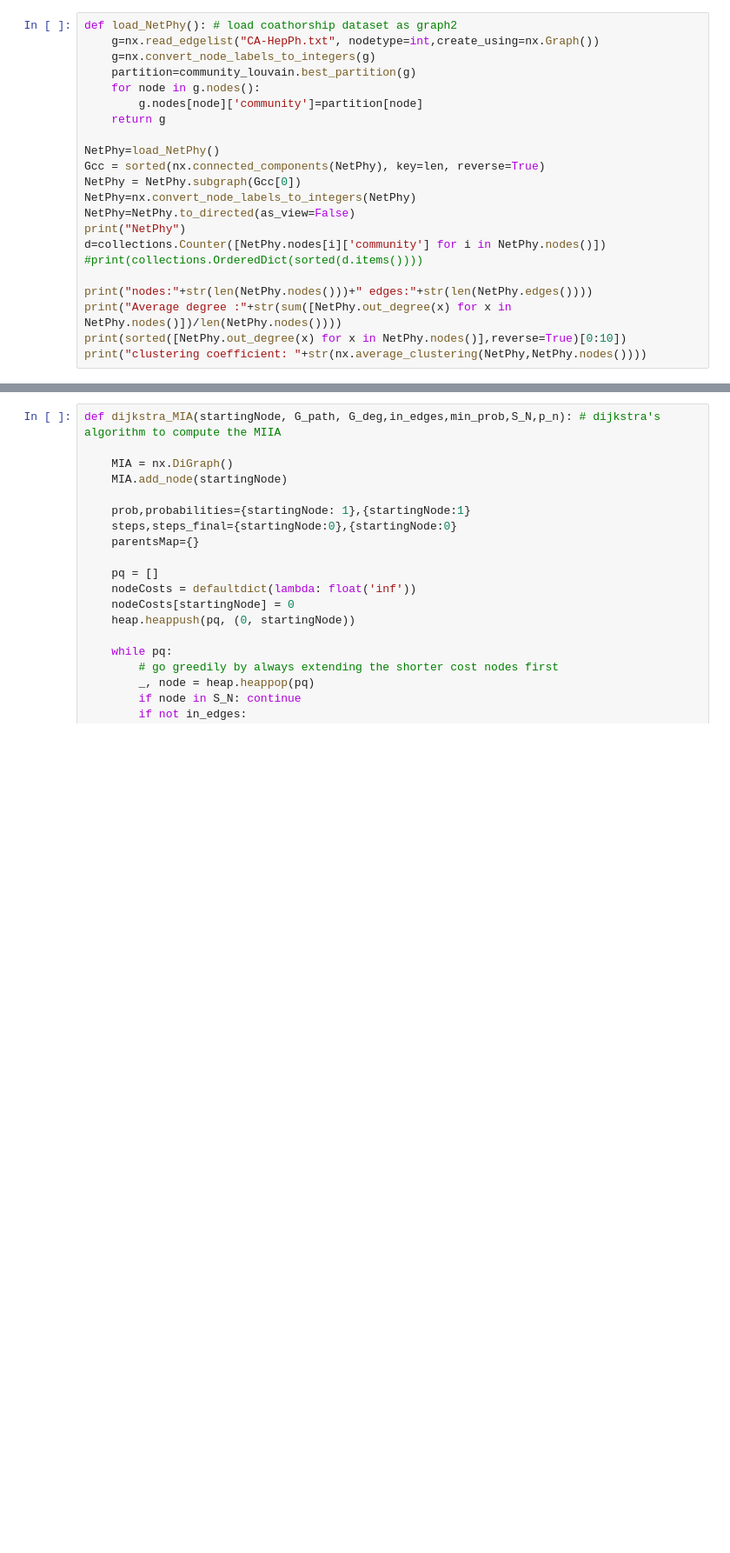
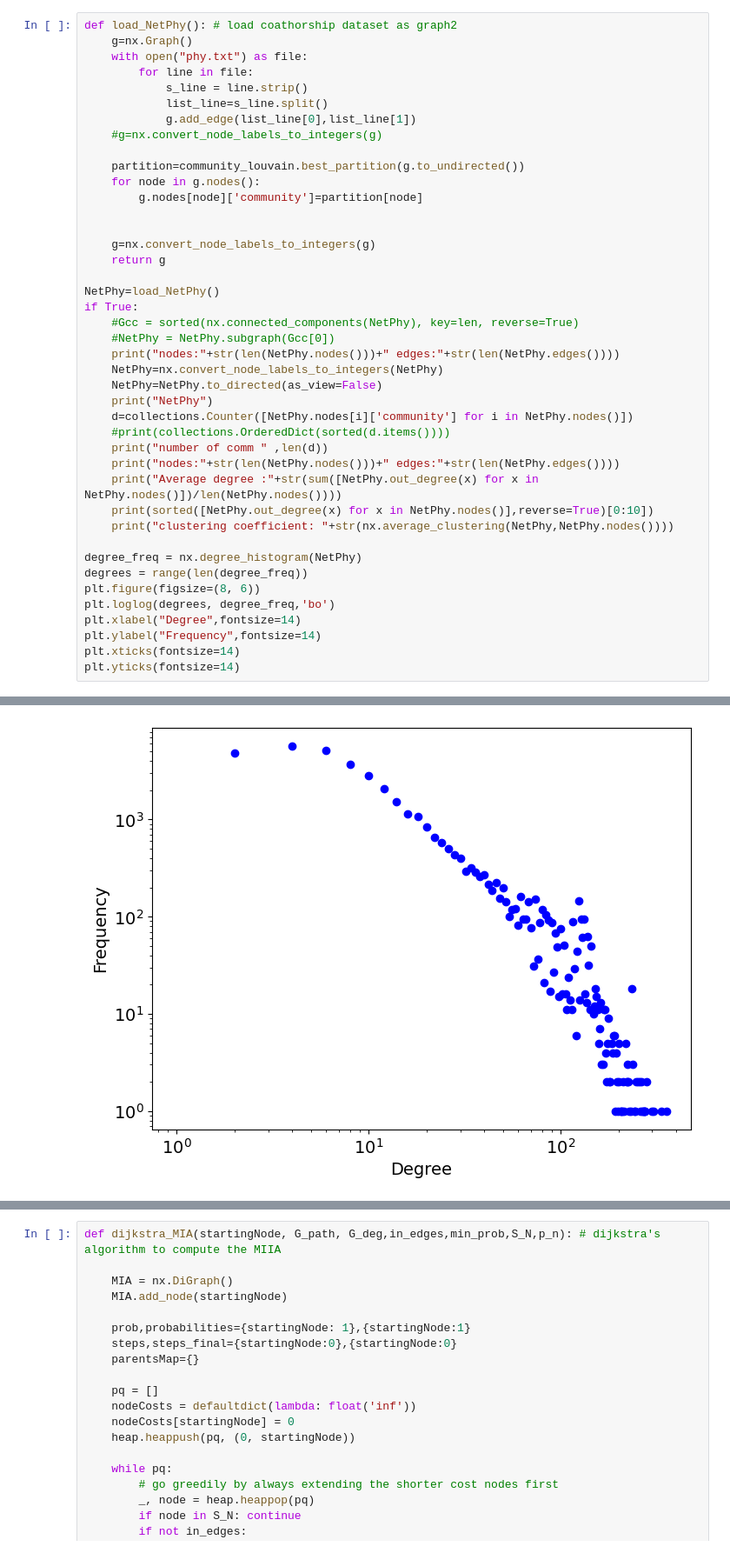
Before and after one commit to cristinagub/master_project, a Jupyter notebook: main.ipynb, the cells around one changed output, grey strips where cells are left out. Shown at 87% size. Saved outputs shown, nothing was run; the diff lists cells and outputs as text; blank space fills up the shorter version.

```diff
--- a/main.ipynb
+++ b/main.ipynb
@@ -117,23 +280,43 @@ BA
 # %%
 def load_NetPhy(): # load coathorship dataset as graph2
-    g=nx.read_edgelist("CA-HepPh.txt", nodetype=int,create_using=nx.Graph())
-    g=nx.convert_node_labels_to_integers(g)
-    partition=community_louvain.best_partition(g)
+    g=nx.Graph()
+    with open("phy.txt") as file:
+        for line in file:
+            s_line = line.strip()
+            list_line=s_line.split()
+            g.add_edge(list_line[0],list_line[1])
+    #g=nx.convert_node_labels_to_integers(g)
+
+    partition=community_louvain.best_partition(g.to_undirected())
     for node in g.nodes():
         g.nodes[node]['community']=partition[node]
+
+
+    g=nx.convert_node_labels_to_integers(g)
     return g
 
 NetPhy=load_NetPhy()
-Gcc = sorted(nx.connected_components(NetPhy), key=len, reverse=True)
-NetPhy = NetPhy.subgraph(Gcc[0])
-NetPhy=nx.convert_node_labels_to_integers(NetPhy)
-NetPhy=NetPhy.to_directed(as_view=False)
-print("NetPhy")
-d=collections.Counter([NetPhy.nodes[i]['community'] for i in NetPhy.nodes()])
-#print(collections.OrderedDict(sorted(d.items())))
+if True:
+    #Gcc = sorted(nx.connected_components(NetPhy), key=len, reverse=True)
+    #NetPhy = NetPhy.subgraph(Gcc[0])
+    print("nodes:"+str(len(NetPhy.nodes()))+" edges:"+str(len(NetPhy.edges())))
+    NetPhy=nx.convert_node_labels_to_integers(NetPhy)
+    NetPhy=NetPhy.to_directed(as_view=False)
+    print("NetPhy")
+    d=collections.Counter([NetPhy.nodes[i]['community'] for i in NetPhy.nodes()])
+    #print(collections.OrderedDict(sorted(d.items())))
+    print("number of comm " ,len(d))
+    print("nodes:"+str(len(NetPhy.nodes()))+" edges:"+str(len(NetPhy.edges())))
+    print("Average degree :"+str(sum([NetPhy.out_degree(x) for x in NetPhy.nodes()])/len(NetPhy.nodes())))
+    print(sorted([NetPhy.out_degree(x) for x in NetPhy.nodes()],reverse=True)[0:10])
+    print("clustering coefficient: "+str(nx.average_clustering(NetPhy,NetPhy.nodes())))
 
-print("nodes:"+str(len(NetPhy.nodes()))+" edges:"+str(len(NetPhy.edges())))
-print("Average degree :"+str(sum([NetPhy.out_degree(x) for x in NetPhy.nodes()])/len(NetPhy.nodes())))
-print(sorted([NetPhy.out_degree(x) for x in NetPhy.nodes()],reverse=True)[0:10])
-print("clustering coefficient: "+str(nx.average_clustering(NetPhy,NetPhy.nodes())))
+degree_freq = nx.degree_histogram(NetPhy)
+degrees = range(len(degree_freq))
+plt.figure(figsize=(8, 6))
+plt.loglog(degrees, degree_freq,'bo')
+plt.xlabel("Degree",fontsize=14)
+plt.ylabel("Frequency",fontsize=14)
+plt.xticks(fontsize=14)
+plt.yticks(fontsize=14)
 # %% [output]
@@ -144,0 +339 @@ clustering coefficient: 0.6215823219256392
+[figure, added]
```
Also changed, not shown: parts of 34 cells of this notebook.
